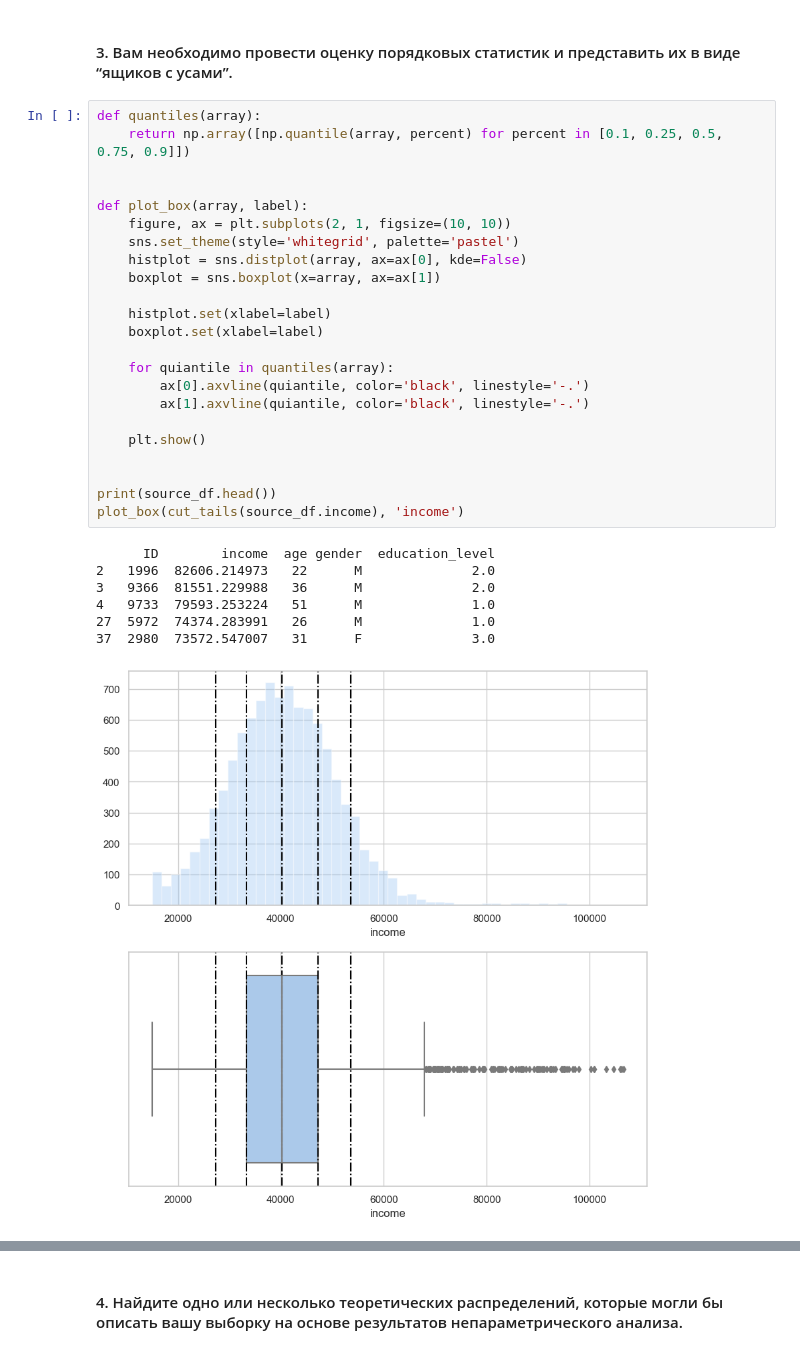
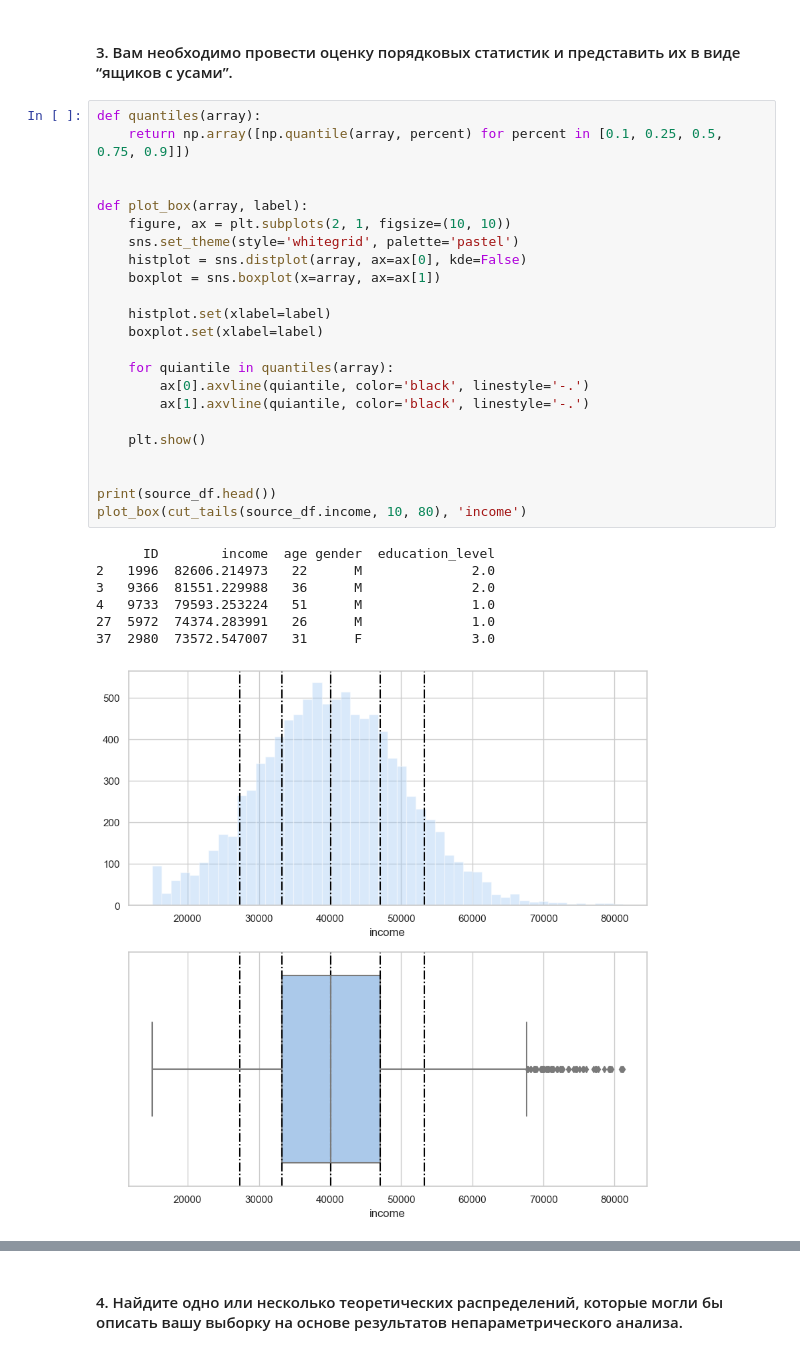
Before and after one commit to AnatolyPershinov/MFML_labs, a Jupyter notebook: lr1/salary/salary.ipynb, the cells around one changed output, grey strips where cells are left out. Cells and saved outputs as stored; diff of their text form.

```diff
--- a/lr1/salary/salary.ipynb
+++ b/lr1/salary/salary.ipynb
@@ -191,32 +191,32 @@ plt.show()
 # %%
 def quantiles(array):
     return np.array([np.quantile(array, percent) for percent in [0.1, 0.25, 0.5, 0.75, 0.9]])
 
 
 def plot_box(array, label):
     figure, ax = plt.subplots(2, 1, figsize=(10, 10))
     sns.set_theme(style='whitegrid', palette='pastel')
     histplot = sns.distplot(array, ax=ax[0], kde=False)
     boxplot = sns.boxplot(x=array, ax=ax[1])
 
     histplot.set(xlabel=label)
     boxplot.set(xlabel=label)
 
     for quiantile in quantiles(array):
         ax[0].axvline(quiantile, color='black', linestyle='-.')
         ax[1].axvline(quiantile, color='black', linestyle='-.')
 
     plt.show()
 
 
 print(source_df.head())
-plot_box(cut_tails(source_df.income), 'income')
+plot_box(cut_tails(source_df.income, 10, 80), 'income')
 # %% [output]
       ID        income  age gender  education_level
 2   1996  82606.214973   22      M              2.0
 3   9366  81551.229988   36      M              2.0
 4   9733  79593.253224   51      M              1.0
 27  5972  74374.283991   26      M              1.0
 37  2980  73572.547007   31      F              3.0
-[figure, old version]
+[figure, new version]
 # %%
```
Also changed, not shown: parts of 18 cells of this notebook.
